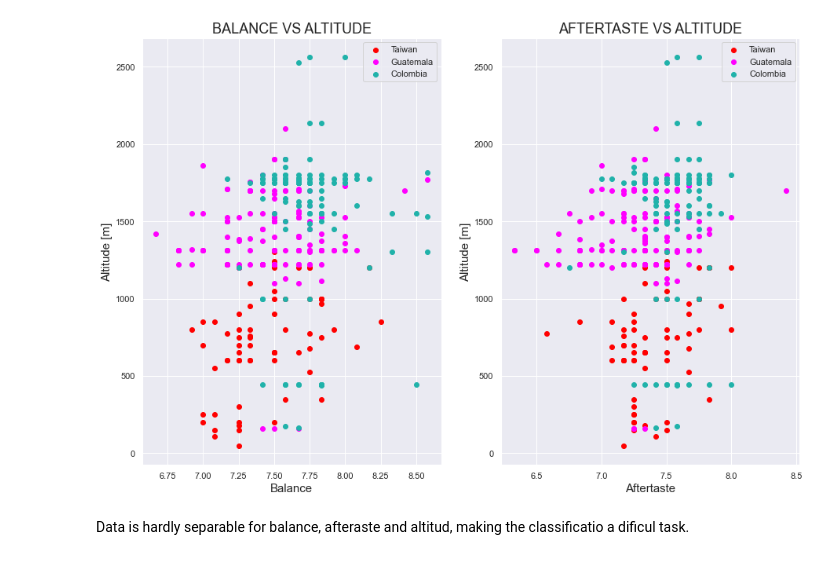
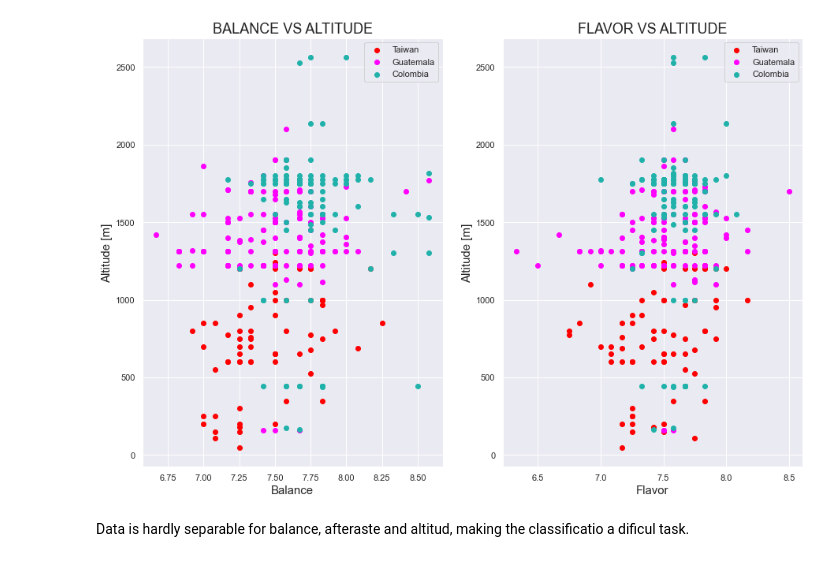
Before and after one commit to carlosandrade25/INDE-577-Carlos-Andrade, a Jupyter notebook: Supervised-Learning/Logistic regression.ipynb, the cells around one changed output. Drawn from its saved outputs; the diff is of its cells as text; code cells hidden in the pictures.

```diff
--- a/Supervised-Learning/Logistic regression.ipynb
+++ b/Supervised-Learning/Logistic regression.ipynb
@@ -19,37 +32,37 @@ sns.set_theme()
 # Import the data
 cafe = pd.read_csv("coffee_data.csv")
 cafe.rename(columns = {'Country.of.Origin':'Country', 'Total.Cup.Points':'Total_points'}, inplace = True)
 
 # Plot the data
 countries = ["Taiwan", "Guatemala","Colombia"]
 colors = ["red", "magenta", "lightseagreen"]
 
 fig, (ax1, ax2) = plt.subplots(1, 2, figsize=(15,10))
 
 for country, color in zip(countries, colors):
     temp_df = cafe[cafe.Country == country]
     ax1.scatter(temp_df.Balance,
                temp_df.altitude_mean_meters,
                c = color,
                label = country,
                )
-    ax2.scatter(temp_df.Aftertaste,
+    ax2.scatter(temp_df.Flavor,
                temp_df.altitude_mean_meters,
                c = color,
                label = country,
                )
 
 ax1.set_xlabel("Balance", fontsize = 15)
 ax1.set_ylabel("Altitude [m]", fontsize = 15)
 ax1.set_title("BALANCE VS ALTITUDE", fontsize = 18)
 ax1.legend()
-ax2.set_xlabel("Aftertaste", fontsize = 15)
+ax2.set_xlabel("Flavor", fontsize = 15)
 ax2.set_ylabel("Altitude [m]", fontsize = 15)
-ax2.set_title("AFTERTASTE VS ALTITUDE", fontsize = 18)
+ax2.set_title("FLAVOR VS ALTITUDE", fontsize = 18)
 ax2.legend()
 plt.show()
 # %% [output]
-[figure, old version]
+[figure, new version]
 # %% [markdown]
 Data is hardly separable for balance, afteraste and altitud, making the classificatio a dificul task.
 # %%
```
Also changed, not shown: parts of 20 cells of this notebook, 3 other files.
